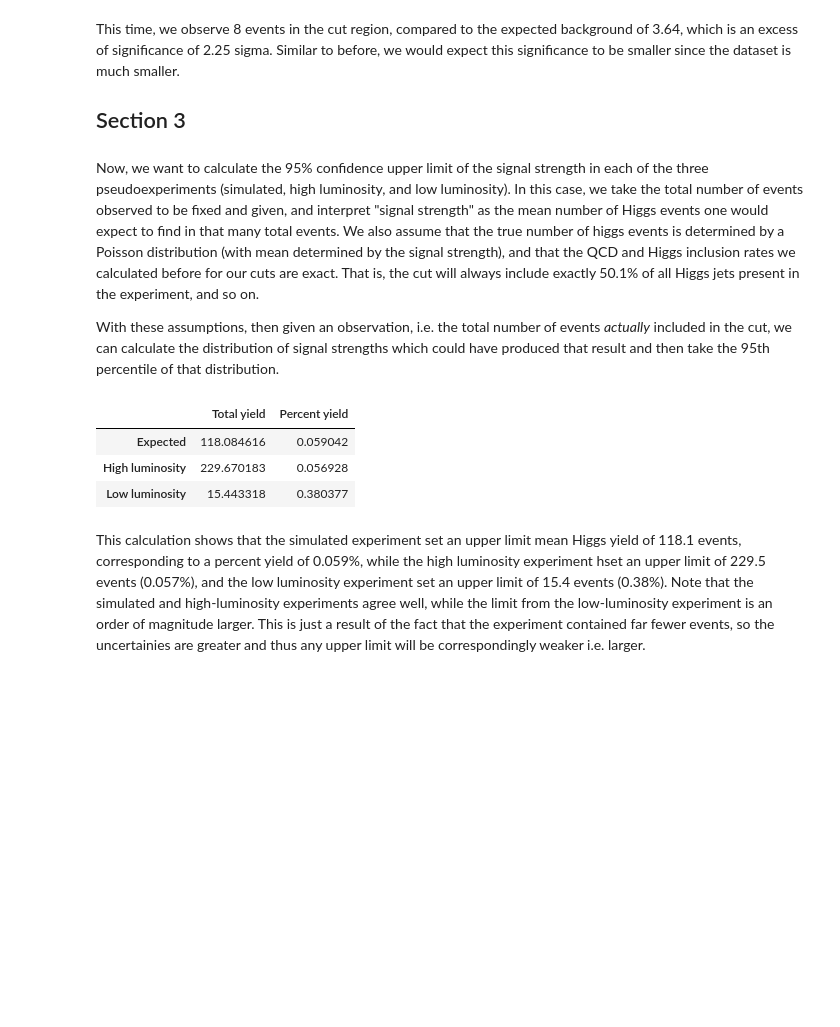
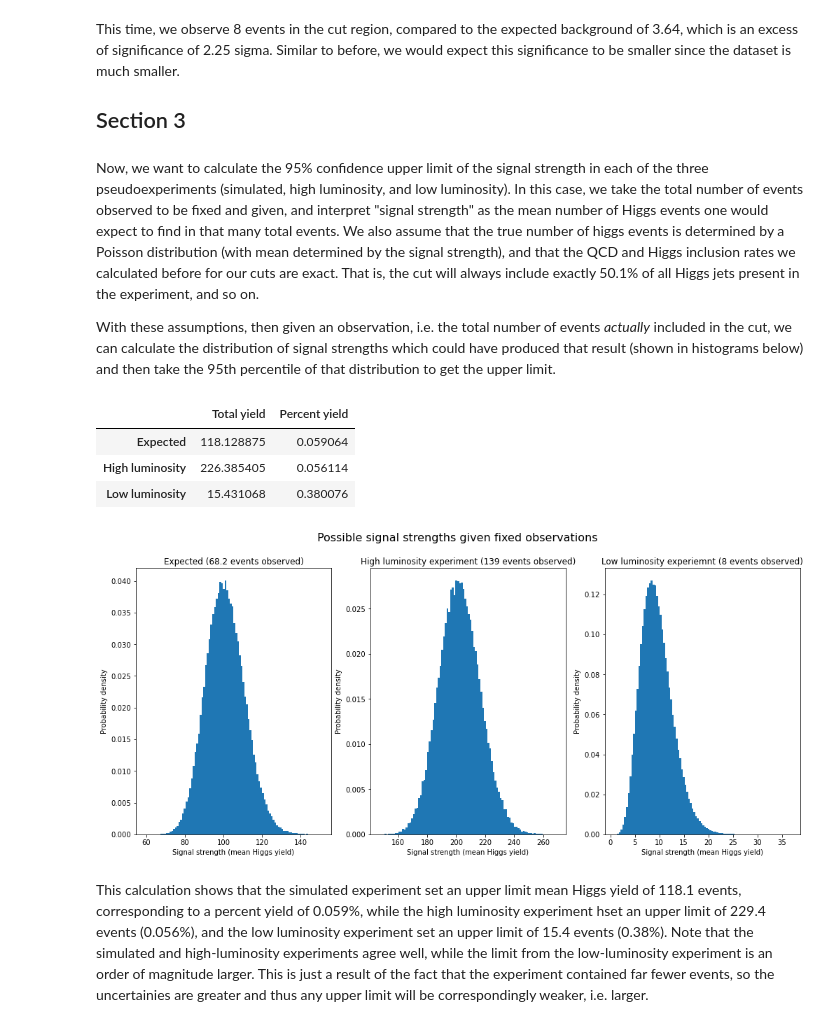
Before and after one commit to daultmccoy/phys434, a Jupyter notebook: LabFinal.ipynb, the cells around one changed output. Saved outputs shown, nothing was run; the diff lists cells and outputs as text; code cells hidden in the pictures; blank space fills up the shorter version.

```diff
--- a/LabFinal.ipynb
+++ b/LabFinal.ipynb
@@ -93,5 +93,5 @@ fig, ax = plt.subplots(1,1, figsize=(10,7))
 ax.plot(xx, [significance(mass_cut, [124, x]) for x in xx])
 ax.set_xlabel("Upper mass bound (x)")
 ax.set_ylabel("Expected significance (sigma)")
-ax.set_title("Expected significance for 124 < mass < x", fontsize=16);
+ax.set_title("Expected significance for mass cut between 124 and x", fontsize=16);
 # %% [output]
@@ -433,38 +434,56 @@ This time, we observe 8 events in the cut region, compared to the expected backg
 # %% [markdown]
 Now, we want to calculate the 95% confidence upper limit of the signal strength in each of the three pseudoexperiments (simulated, high luminosity, and low luminosity). In this case, we take the total number of events observed to be fixed and given, and interpret "signal strength" as the mean number of Higgs events one would expect to find in that many total events. We also assume that the true number of higgs events is determined by a Poisson distribution (with mean determined by the signal strength), and that the QCD and Higgs inclusion rates we calculated before for our cuts are exact. That is, the cut will always include exactly 50.1% of all Higgs jets present in the experiment, and so on.
 
-With these assumptions, then given an observation, i.e. the total number of events _actually_ included in the cut, we can calculate the distribution of signal strengths which could have produced that result and then take the 95th percentile of that distribution.
+With these assumptions, then given an observation, i.e. the total number of events _actually_ included in the cut, we can calculate the distribution of signal strengths which could have produced that result (shown in histograms below) and then take the 95th percentile of that distribution to get the upper limit.
 # %%
 qcd_incl = qcd_data_tcut.shape[0] / 100000
 higgs_incl = higgs_data_tcut.shape[0] / 100000
 
-def signal_upper_limit(total, observed, max_signal):
-    signal = np.linspace(0, max_signal, 10000000)
+# array of signals which could produce a given observation
+def signal_distribution(total, observed, max_signal):
+    signal = stats.uniform.rvs(loc=0, scale=max_signal, size=10000000) # flat prior
     total_higgs = stats.poisson.rvs(mu=signal) # number of higgs in the experiment
     caught_higgs = higgs_incl * total_higgs # number of higgs included in the cut
     caught_qcd = qcd_incl * (total - total_higgs) # number of qcd events included in the cut
     caught = caught_higgs + caught_qcd # number of events in the cut
-    signal_dist = signal[np.abs(caught - observed) < 1]
-    return np.percentile(signal_dist, 95)
+    return signal[np.abs(caught - observed) < 1]
 
 expected_observed = qcd_data_tcut.shape[0] * qcd_weight + higgs_data_tcut.shape[0] * higgs_weight
-expected_upper = signal_upper_limit(20100, expected_observed, 200)
+expected_dist = signal_distribution(20100, expected_observed, 200)
+pex_high_dist = signal_distribution(40344, pex_high_tcut.shape[0], 400)
+pex_low_dist = signal_distribution(4060, pex_low_tcut.shape[0], 50)
 
-pex_high_upper = signal_upper_limit(40344, pex_high_tcut.shape[0], 400)
+fig, axs = plt.subplots(1,3, figsize=(17,7))
 
-pex_low_upper = signal_upper_limit(4060, pex_low_tcut.shape[0], 50)
+axs[0].hist(expected_dist, bins=100, density=True)
+axs[1].hist(pex_high_dist, bins=100, density=True)
+axs[2].hist(pex_low_dist, bins=100, density=True)
+
+fig.suptitle("Possible signal strengths given fixed observations", fontsize=16)
+axs[0].set_title("Expected (68.2 events observed)")
+axs[1].set_title("High luminosity experiment (139 events observed)")
+axs[2].set_title("Low luminosity experiemnt (8 events observed)")
+
+for ax in axs:
+    ax.set_xlabel("Signal strength (mean Higgs yield)")
+    ax.set_ylabel("Probability density")
+
+expected_upper = np.percentile(expected_dist, 95)
+pex_high_upper = np.percentile(pex_high_dist, 95)
+pex_low_upper = np.percentile(pex_low_dist, 95)
 
 pd.DataFrame(
     [[expected_upper, expected_upper / 2000],
      [pex_high_upper, pex_high_upper / 4034.4],
      [pex_low_upper, pex_low_upper / 40.6]],
     index=["Expected", "High luminosity", "Low luminosity"],
     columns=["Total yield", "Percent yield"]
 )
 # %% [output]
 |  | Total yield | Percent yield |
-| Expected | 118.084616 | 0.059042 |
-| High luminosity | 229.670183 | 0.056928 |
-| Low luminosity | 15.443318 | 0.380377 |
+| Expected | 118.128875 | 0.059064 |
+| High luminosity | 226.385405 | 0.056114 |
+| Low luminosity | 15.431068 | 0.380076 |
+[figure, added]
 # %% [markdown]
-This calculation shows that the simulated experiment set an upper limit mean Higgs yield of 118.1 events, corresponding to a percent yield of 0.059%, while the high luminosity experiment hset an upper limit of 229.5 events (0.057%), and the low luminosity experiment set an upper limit of 15.4 events (0.38%). Note that the simulated and high-luminosity experiments agree well, while the limit from the low-luminosity experiment is an order of magnitude larger. This is just a result of the fact that the experiment contained far fewer events, so the uncertainies are greater and thus any upper limit will be correspondingly weaker i.e. larger.
+This calculation shows that the simulated experiment set an upper limit mean Higgs yield of 118.1 events, corresponding to a percent yield of 0.059%, while the high luminosity experiment hset an upper limit of 229.4 events (0.056%), and the low luminosity experiment set an upper limit of 15.4 events (0.38%). Note that the simulated and high-luminosity experiments agree well, while the limit from the low-luminosity experiment is an order of magnitude larger. This is just a result of the fact that the experiment contained far fewer events, so the uncertainies are greater and thus any upper limit will be correspondingly weaker, i.e. larger.
```
Also changed, not shown: parts of 10 cells of this notebook, 1 other file.
